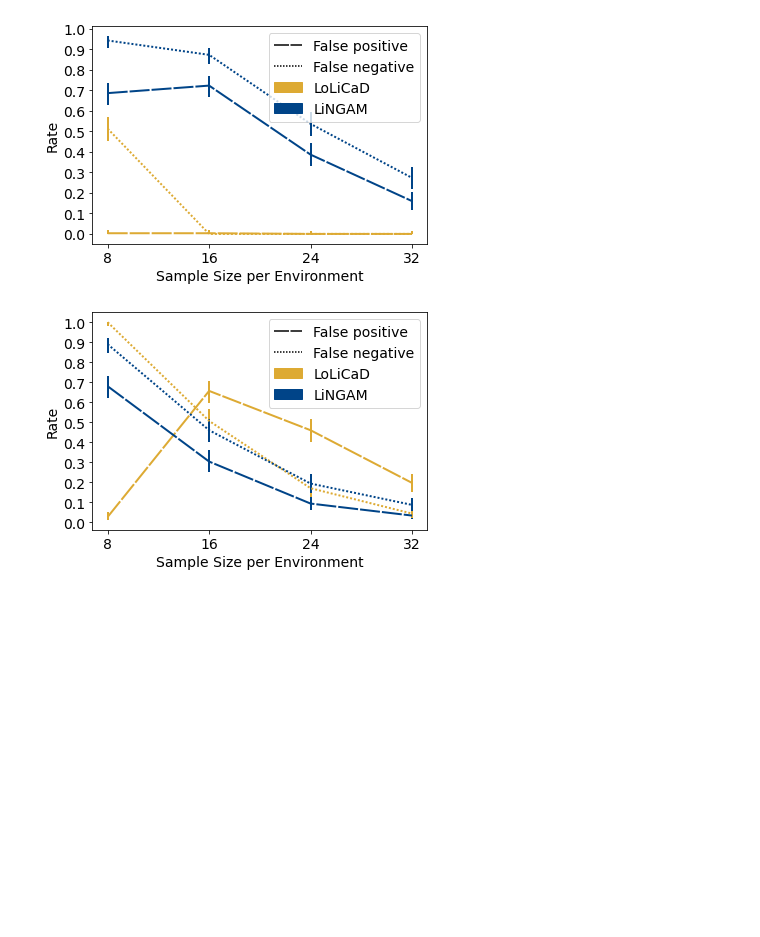
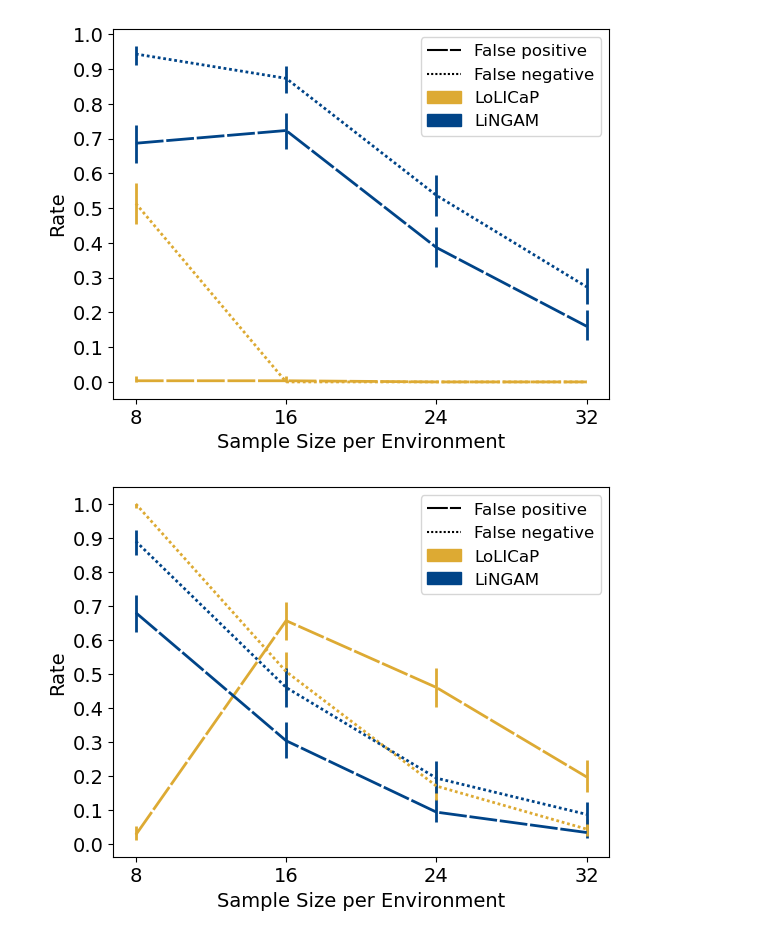
Before and after one commit to AlexanderMey/causal-local-linear, a Jupyter notebook: MainAlgo/SavedResults/Plotting results.ipynb, the cells around one changed output. Drawn from its saved outputs; the diff is of its cells as text; code cells hidden in the pictures; blank space fills up the shorter version.

```diff
--- a/MainAlgo/SavedResults/Plotting results.ipynb
+++ b/MainAlgo/SavedResults/Plotting results.ipynb
@@ -19,15 +16,13 @@ from sklearn.cluster import KMeans
 # %%
-def yerr(tot,res):
+def yerr(tot,res,alpha=0.05):
     yerrbar=np.zeros((2,len(res)))
     for i in range(len(res)):
 
-        if res[i]>1:
-            res[i]=1
-        if res[i]<0:
-            res[i]=0
-        result = binomtest(k=int(res[i]*tot), n=tot, p=res[i])
-        yerrbar[0,i]=res[i]-result.proportion_ci()[0]
-        yerrbar[1,i]=result.proportion_ci()[1]-res[i]
+        k=res[i]*tot
+        n=tot
+        p_u, p_o = beta.ppf([alpha/2, 1 - alpha/2], [k, k + 1], [n - k + 1, n - k])
+        yerrbar[0,i]=k/n-p_u
+        yerrbar[1,i]=p_o-k/n
     return yerrbar
 # %%
 ## Creating Figure 3
@@ -251,8 +246,8 @@ for label in (ax.get_xticklabels() + ax.get_yticklabels()):
 
 falsepos = plt.Line2D([], [], color='black', linestyle=(0, (10, 1)),label='False positive')
 falseneg = plt.Line2D([], [], color='black', linestyle=(0, (1, 1)),label='False negative')
-lolicad = Patch([], [], color='#DDAA33',label='LoLiCaD')
-ling = Patch([], [], color='#004488',label='LiNGAM')
+lolicap = Patch( color='#DDAA33',label='LoLICaP')
+ling = Patch( color='#004488',label='LiNGAM')
 conf= plt.Line2D([], [], color='black',label='Confidence level')
 
 plt.errorbar(sample,fptrunc,yerr=yerr(runs,fptrunc),c='#DDAA33',linestyle=(0, (10, 1)),linewidth=2)
@@ -261,41 +256,41 @@ plt.errorbar(sample,fntrunc,yerr=yerr(runs,fntrunc),c='#DDAA33',linestyle=(0, (1
 plt.errorbar(sample,fnlingtrunc,yerr=yerr(runs,fnlingtrunc),c='#004488',linestyle=(0, (1, 1)),linewidth=2)
 false_pos = plt.Line2D([], [], color='black', linestyle=(0, (10, 1)))
 false_neg = plt.Line2D([], [], color='black', linestyle=(0, (1, 1)))
-ax.legend(handles=[falsepos,falseneg,lolicad,ling],fontsize=14)
+ax.legend(handles=[falsepos,falseneg,lolicap,ling],fontsize=12)
 plt.xlabel('Sample Size per Environment',fontsize=14)
 plt.ylabel('Rate',fontsize=14)
 # plt.savefig('ComparisonSampleChangeUniform.pdf',bbox_inches="tight",format='pdf')
 plt.show()
 
 
 
 fig, ax = plt.subplots()
 plt.xticks(sample)
 plt.yticks([0,0.1,0.2,0.3,0.4,0.5,0.6,0.7,0.8,0.9,1])
 for label in (ax.get_xticklabels() + ax.get_yticklabels()):
     label.set_fontsize(14)
 
 falsepos = plt.Line2D([], [], color='black', linestyle=(0, (10, 1)),label='False positive')
 falseneg = plt.Line2D([], [], color='black', linestyle=(0, (1, 1)),label='False negative')
-lolicad = Patch([], [], color='#DDAA33',label='LoLiCaD')
-ling = Patch([], [], color='#004488',label='LiNGAM')
+lolicap = Patch( color='#DDAA33',label='LoLICaP')
+ling = Patch( color='#004488',label='LiNGAM')
 conf= plt.Line2D([], [], color='black',label='Confidence level')
 
 
 plt.errorbar(sample,fpt,yerr=yerr(runs,fpt),c='#DDAA33',linestyle=(0, (10, 1)),linewidth=2)
 plt.errorbar(sample,fplingt,yerr=yerr(runs,fplingt),c='#004488',linestyle=(0, (10, 1)),linewidth=2)
 plt.errorbar(sample,fnt,yerr=yerr(runs,fnt),c='#DDAA33',linestyle=(0, (1, 1)),linewidth=2)
 plt.errorbar(sample,fnlingt,yerr=yerr(runs,fnlingt),c='#004488',linestyle=(0, (1, 1)),linewidth=2)
 false_pos = plt.Line2D([], [], color='black', linestyle=(0, (10, 1)))
 false_neg = plt.Line2D([], [], color='black', linestyle=(0, (1, 1)))
-ax.legend(handles=[falsepos,falseneg,lolicad,ling],fontsize=14)
+ax.legend(handles=[falsepos,falseneg,lolicap,ling],fontsize=12)
 plt.xlabel('Sample Size per Environment',fontsize=14)
 plt.ylabel('Rate',fontsize=14)
 # plt.savefig('ComparisonSampleChangeStudent.pdf',bbox_inches="tight",format='pdf')
 plt.show()
 # %% [output]
-[figure, old version]
+[figure, new version]
-[figure, old version]
+[figure, new version]
 # %%
 ### Creating Figure 6 a
 with open('ComparisonLingHetero.pkl','rb') as f:
```
Also changed, not shown: parts of 6 cells of this notebook, 31 other files.
